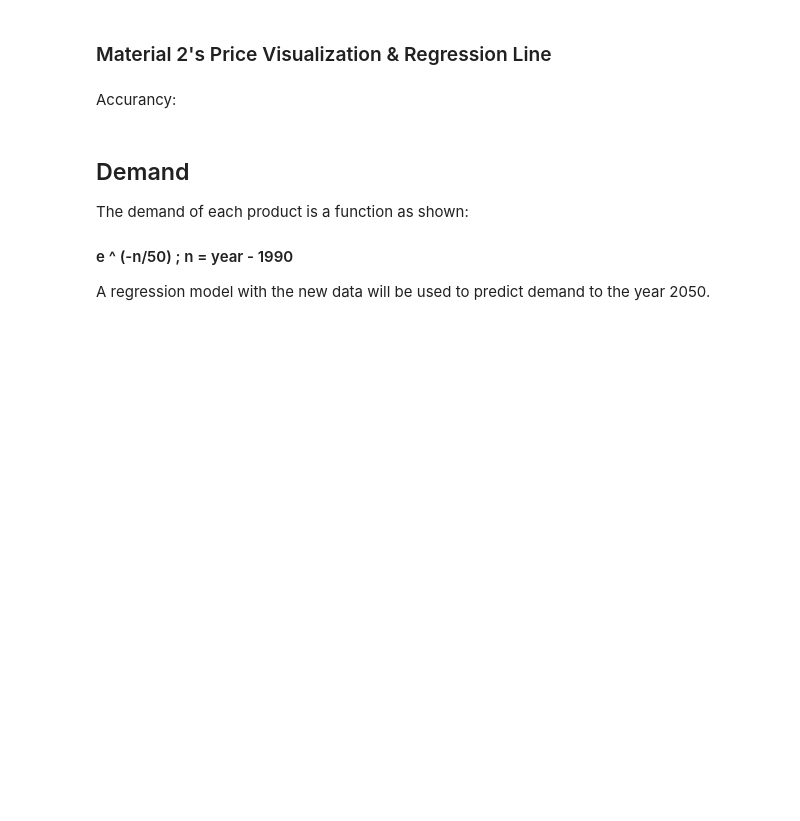
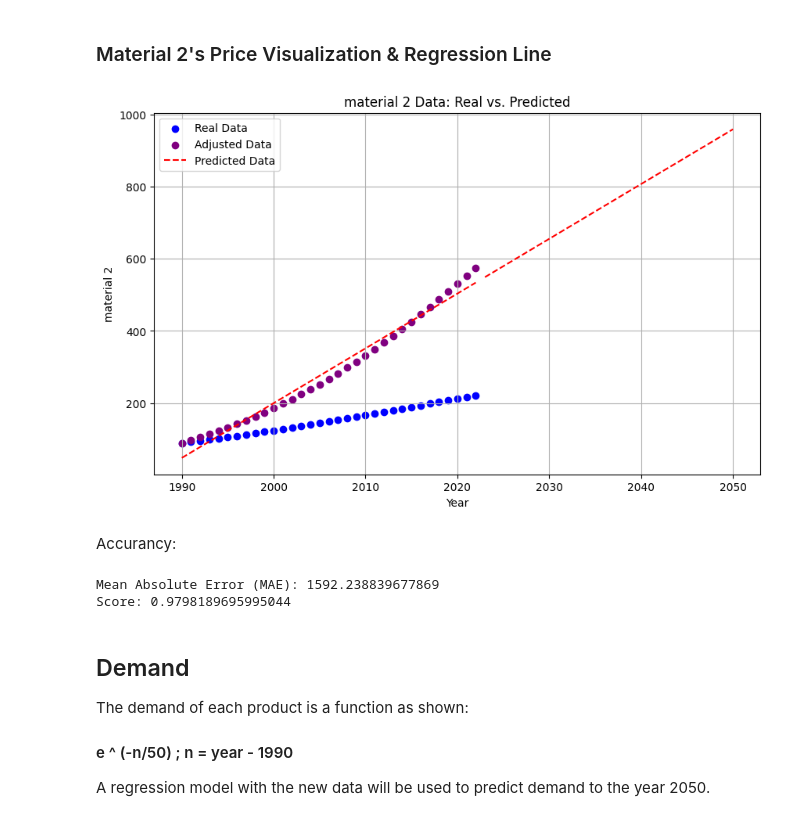
Before and after one commit to PhantomGXx/BestEngEcoTeam-PythonProject, a Jupyter notebook: EE-PROJECT-BEET.ipynb, the cells around one changed output. Saved outputs shown, nothing was run; the diff lists cells and outputs as text; code cells hidden in the pictures; blank space fills up the shorter version.

```diff
--- a/EE-PROJECT-BEET.ipynb
+++ b/EE-PROJECT-BEET.ipynb
@@ -217,3 +219,22 @@ future_df_1
 ## Price of Material 2
 
 The __value__ of Material 2 has a decreasing linear form after 1990. A 5% interest rate effects the price. The values of Material 2's prices will be multiplied by a factor and then a regression model will be used.
+# %%
+INPUT='material 2'
+Y_2 = DATA[INPUT]
+adjusted_Y_2 = DATA[INPUT] * (1 + (DATA['Years']-1990) * 0.05)
+
+model_2 = lm.LinearRegression()
+model_2.fit(X,adjusted_Y_2)
+s_2 = model_2.score(X,adjusted_Y_2)
+
+future_predictions_2 = model_2.predict(future_years)
+future_predictions_2 = [round(num,2) for num in future_predictions_2]
+
+y = list(Y_2)
+f_2 = list(future_predictions_2)
+PREDICTED_LIST_2 = y + f_2
+
+future_df_2 = pd.DataFrame({'Year': years.flatten(), 'Predicted_Data': PREDICTED_LIST_2})
+
+future_df_2
@@ -220,7 +255,28 @@ The __value__ of Material 2 has a decreasing linear form after 1990. A 5% intere
 # %% [markdown]
 ### Material 2's Price Visualization & Regression Line
+# %%
+mplt.figure(figsize=(10, 6))
+mplt.scatter(DATA['Years'], DATA[INPUT], label='Real Data', color='blue')
+mplt.scatter(DATA['Years'], adjusted_Y_2, label='Adjusted Data', color='purple')
+mplt.plot(future_years, f_2, label='Predicted Data', color='red', linestyle='--')
+mplt.plot(present_years,model_2.predict(present_years),color='red',linestyle='--')
+mplt.xlabel('Year')
+mplt.ylabel(INPUT)
+mplt.title(f'{INPUT} Data: Real vs. Predicted')
+mplt.legend()
+mplt.grid(True)
+mplt.show()
+# %% [output]
+[figure, added]
 # %% [markdown]
 Accurancy:
+# %%
+mae = sm.mean_absolute_error(years,future_df_2['Predicted_Data'])
+print('Mean Absolute Error (MAE):', mae)
+print("Score:",s_2)
+# %% [output]
+Mean Absolute Error (MAE): 1592.238839677869
+Score: 0.9798189695995044
 # %% [markdown]
 ## Demand
 
```
Also changed, not shown: parts of 17 cells of this notebook, 1 other file.
